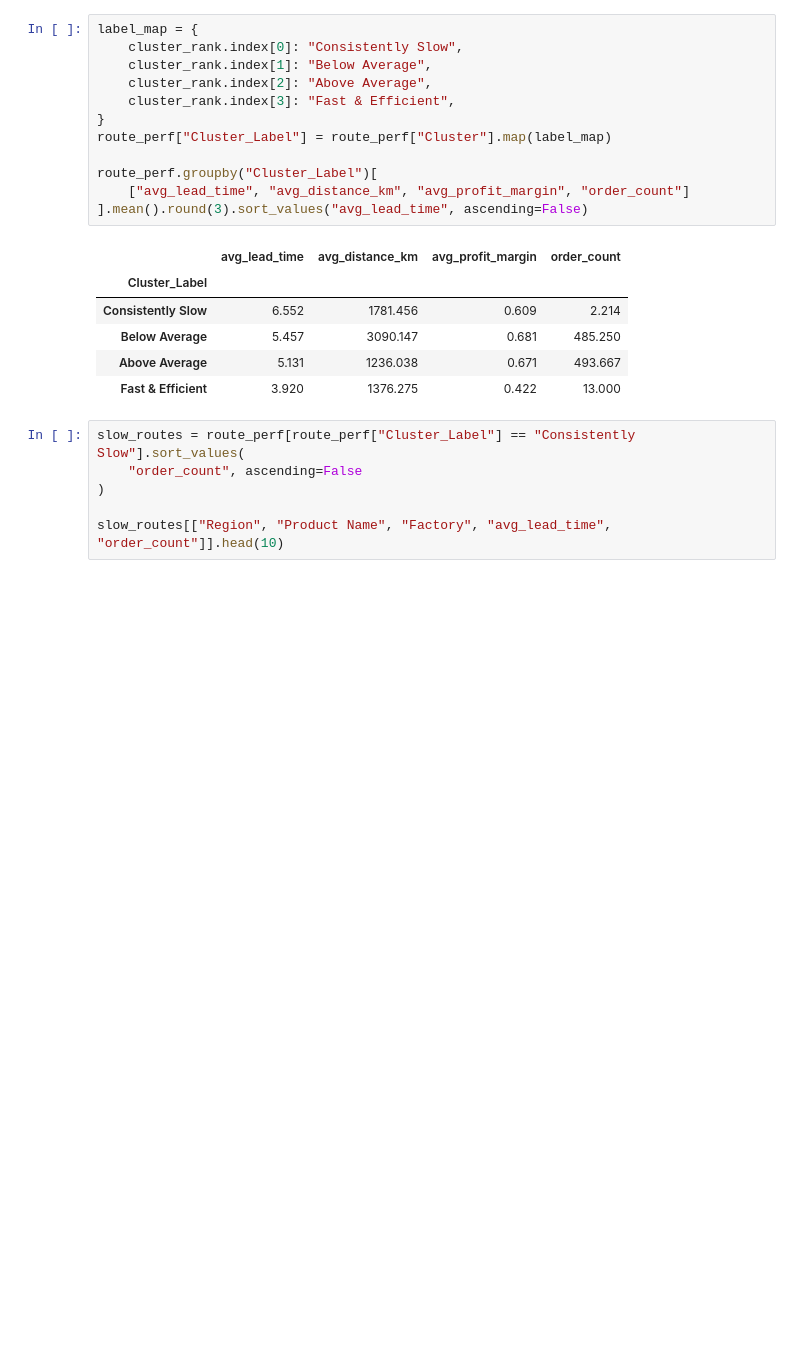
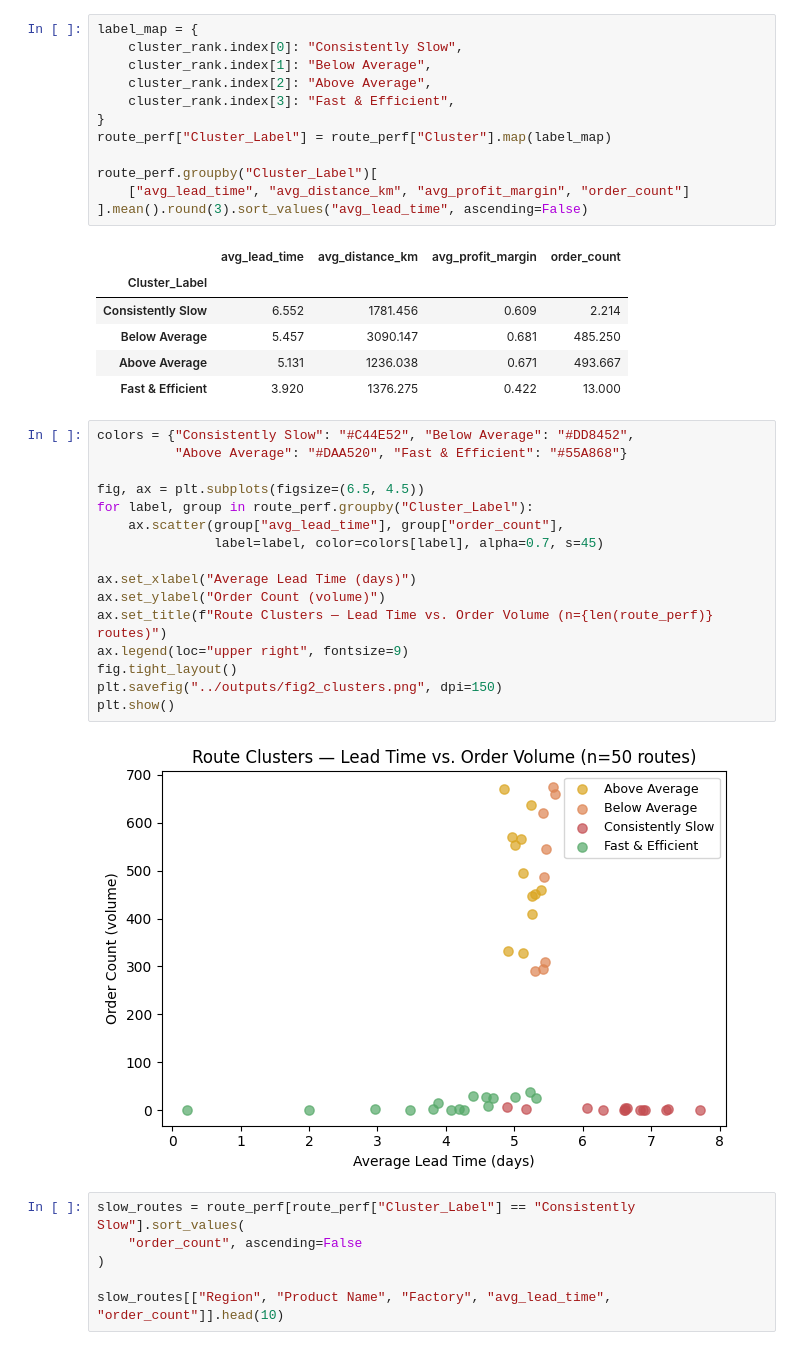
Before and after one commit to sujoy-giri/nessau_candy, a Jupyter notebook: src/clustering.ipynb, the cells around one changed output. Cells and saved outputs as stored; diff of their text form; blank space fills up the shorter version.

Commit message:
All Required figures generated

```diff
--- a/src/clustering.ipynb
+++ b/src/clustering.ipynb
@@ -73,6 +75,24 @@ route_perf.groupby("Cluster_Label")[
 | Below Average | 5.457 | 3090.147 | 0.681 | 485.250 |
 | Above Average | 5.131 | 1236.038 | 0.671 | 493.667 |
 | Fast & Efficient | 3.920 | 1376.275 | 0.422 | 13.000 |
+# %%
+colors = {"Consistently Slow": "#C44E52", "Below Average": "#DD8452",
+          "Above Average": "#DAA520", "Fast & Efficient": "#55A868"}
+
+fig, ax = plt.subplots(figsize=(6.5, 4.5))
+for label, group in route_perf.groupby("Cluster_Label"):
+    ax.scatter(group["avg_lead_time"], group["order_count"],
+               label=label, color=colors[label], alpha=0.7, s=45)
+
+ax.set_xlabel("Average Lead Time (days)")
+ax.set_ylabel("Order Count (volume)")
+ax.set_title(f"Route Clusters — Lead Time vs. Order Volume (n={len(route_perf)} routes)")
+ax.legend(loc="upper right", fontsize=9)
+fig.tight_layout()
+plt.savefig("../outputs/fig2_clusters.png", dpi=150)
+plt.show()
+# %% [output]
+[figure, added]
 # %%
 slow_routes = route_perf[route_perf["Cluster_Label"] == "Consistently Slow"].sort_values(
     "order_count", ascending=False
```
Also changed, not shown: parts of 2 cells of this notebook, 3 other files.
